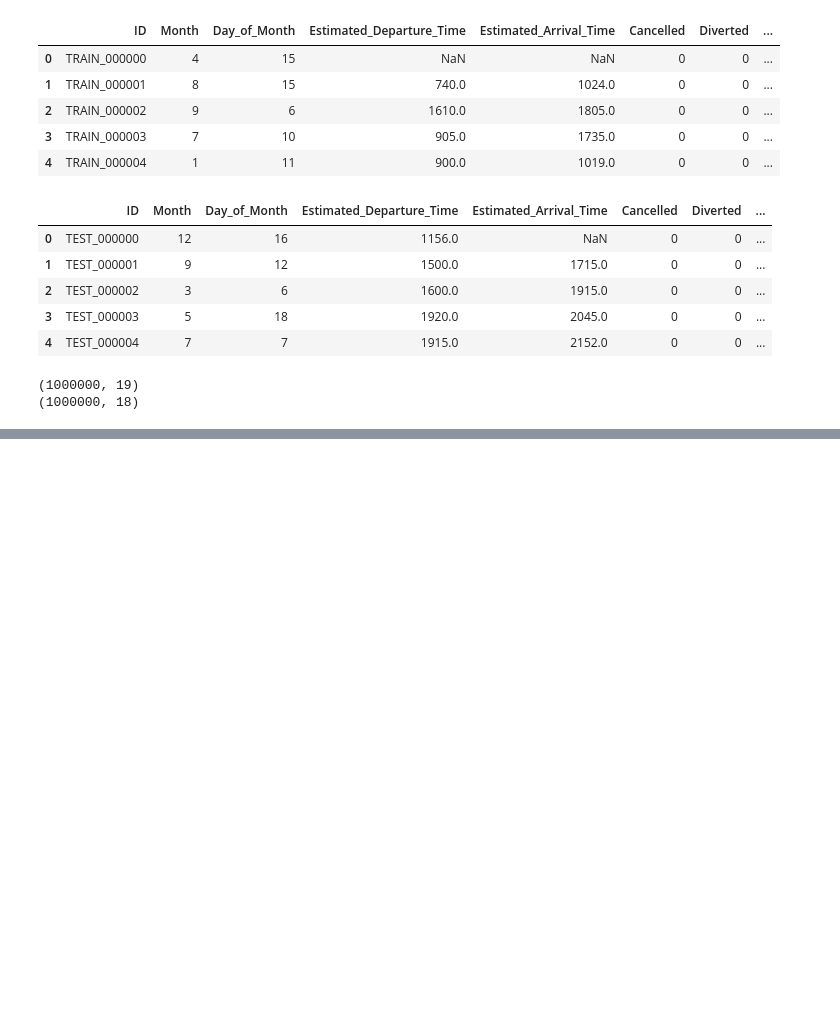
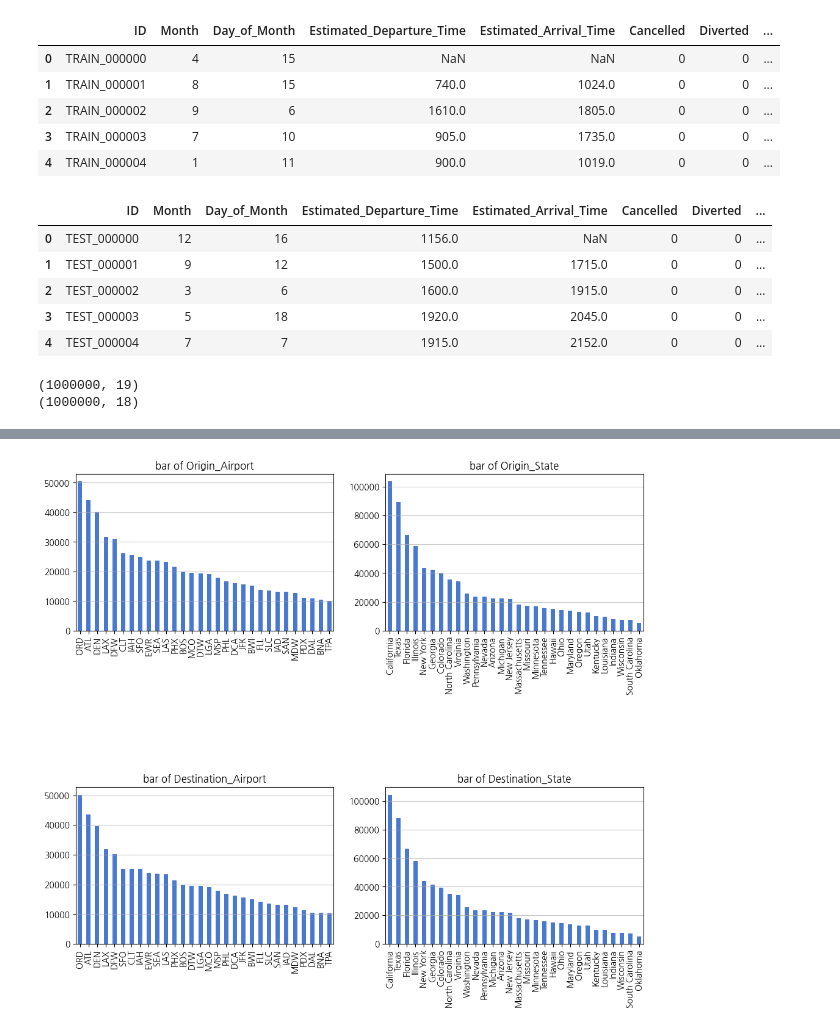
Before and after one commit to limjunghyeon/ESAA_py, a Jupyter notebook: ESAA_3조_프로젝트_전처리.ipynb, the cells around one changed output, grey strips where cells are left out. Cells and saved outputs as stored; diff of their text form; code cells hidden in the pictures; blank space fills up the shorter version.

```diff
--- a/ESAA_3조_프로젝트_전처리.ipynb
+++ b/ESAA_3조_프로젝트_전처리.ipynb
@@ -306,0 +240,25 @@ test.head()
+# %%
+plt.figure(figsize = (12, 10))
+plt.subplots_adjust(hspace = 1)
+
+plt.subplot(221)
+train['Origin_Airport'].value_counts(sort = True)[:30].plot.bar(rot = 90)
+plt.title('bar of Origin_Airport')
+plt.grid(axis = 'y', alpha = 0.7)
+
+plt.subplot(222)
+train['Origin_State'].value_counts(sort = True)[:30].plot.bar(rot = 90)
+plt.title('bar of Origin_State')
+plt.grid(axis = 'y', alpha = 0.7)
+
+plt.subplot(223)
+train['Destination_Airport'].value_counts(sort = True)[:30].plot.bar(rot = 90)
+plt.title('bar of Destination_Airport')
+plt.grid(axis = 'y', alpha = 0.7)
+
+plt.subplot(224)
+train['Destination_State'].value_counts(sort = True)[:30].plot.bar(rot = 90)
+plt.title('bar of Destination_State')
+plt.grid(axis = 'y', alpha = 0.7)
+# %% [output]
+[figure, added]
```
Also changed, not shown: parts of 66 cells of this notebook.
